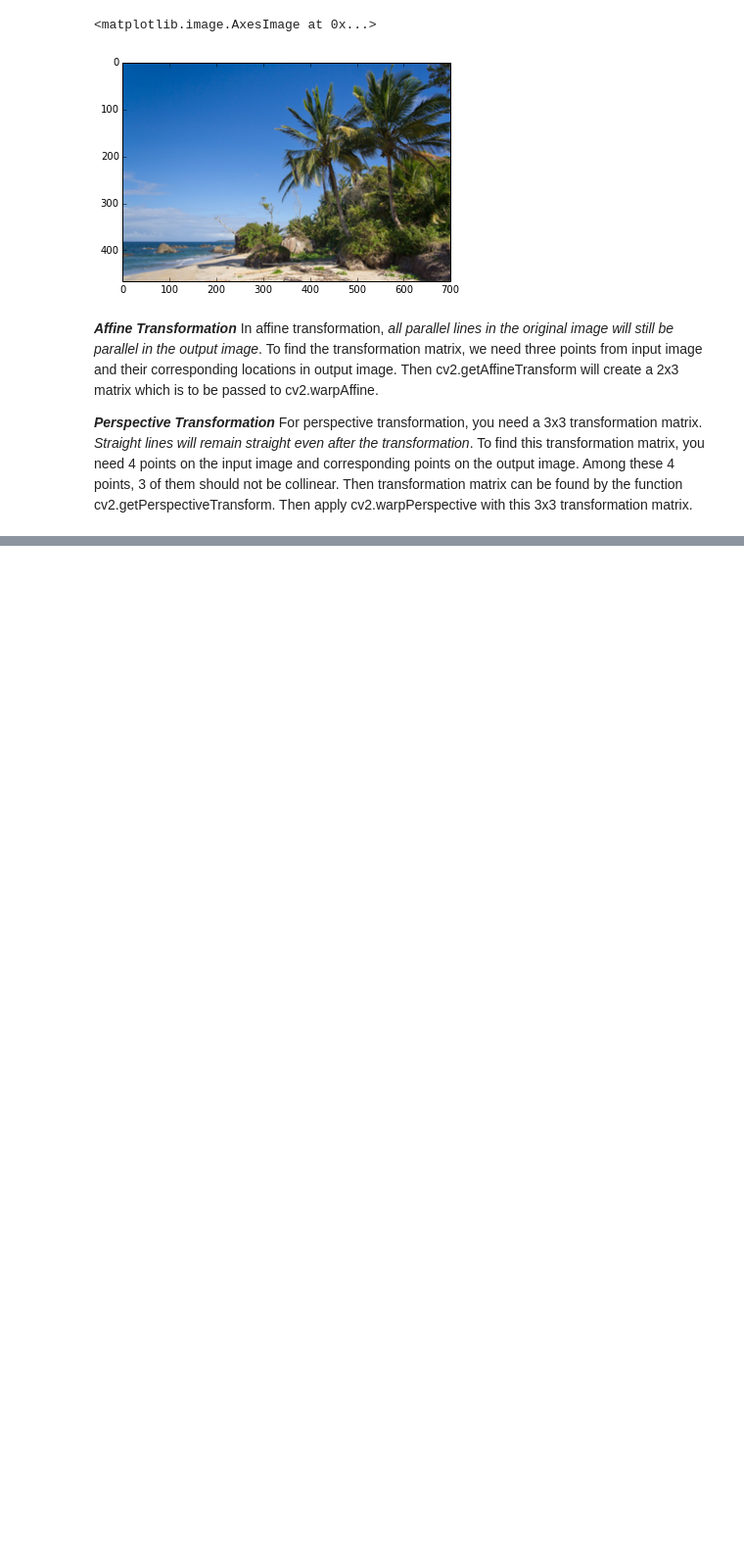
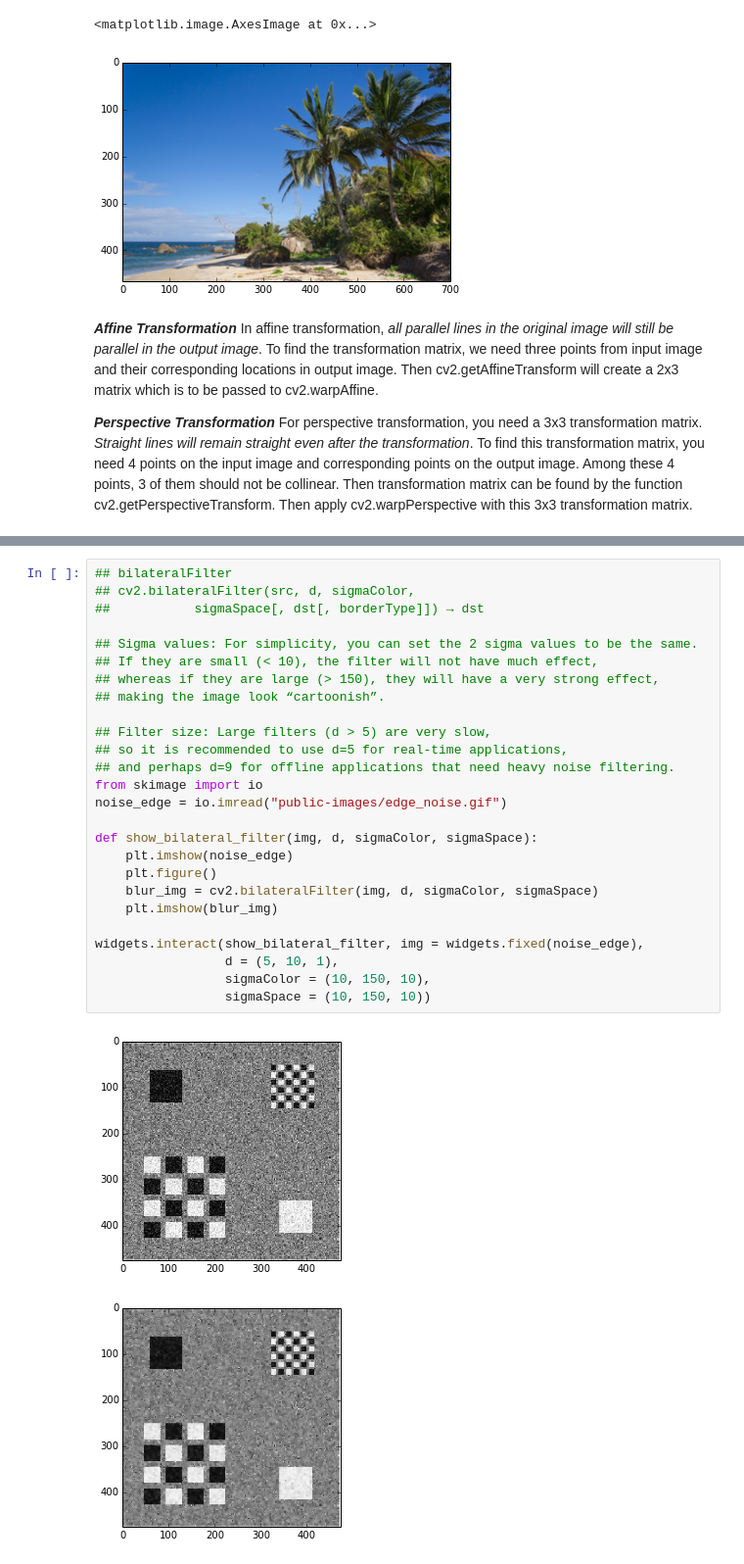
Before and after one commit to dolaameng/tutorials, a Jupyter notebook: opencv-practice/opencv python tutorials 2.ipynb, the cells around one changed output, grey strips where cells are left out. Shown at 98% size. Cells and saved outputs as stored; diff of their text form; blank space fills up the shorter version.

```diff
--- a/opencv-practice/opencv python tutorials 2.ipynb
+++ b/opencv-practice/opencv python tutorials 2.ipynb
@@ -119,0 +191,29 @@ axes[2].set_title("affine transformation")
+# %%
+## bilateralFilter
+## cv2.bilateralFilter(src, d, sigmaColor,
+##           sigmaSpace[, dst[, borderType]]) → dst
+
+## Sigma values: For simplicity, you can set the 2 sigma values to be the same.
+## If they are small (< 10), the filter will not have much effect,
+## whereas if they are large (> 150), they will have a very strong effect,
+## making the image look “cartoonish”.
+
+## Filter size: Large filters (d > 5) are very slow,
+## so it is recommended to use d=5 for real-time applications,
+## and perhaps d=9 for offline applications that need heavy noise filtering.
+from skimage import io
+noise_edge = io.imread("public-images/edge_noise.gif")
+
+def show_bilateral_filter(img, d, sigmaColor, sigmaSpace):
+    plt.imshow(noise_edge)
+    plt.figure()
+    blur_img = cv2.bilateralFilter(img, d, sigmaColor, sigmaSpace)
+    plt.imshow(blur_img)
+
+widgets.interact(show_bilateral_filter, img = widgets.fixed(noise_edge),
+                 d = (5, 10, 1),
+                 sigmaColor = (10, 150, 10),
+                 sigmaSpace = (10, 150, 10))
+# %% [output]
+[figure, added]
+[figure, added]
```
Also changed, not shown: parts of 6 cells of this notebook, 1 other file.
